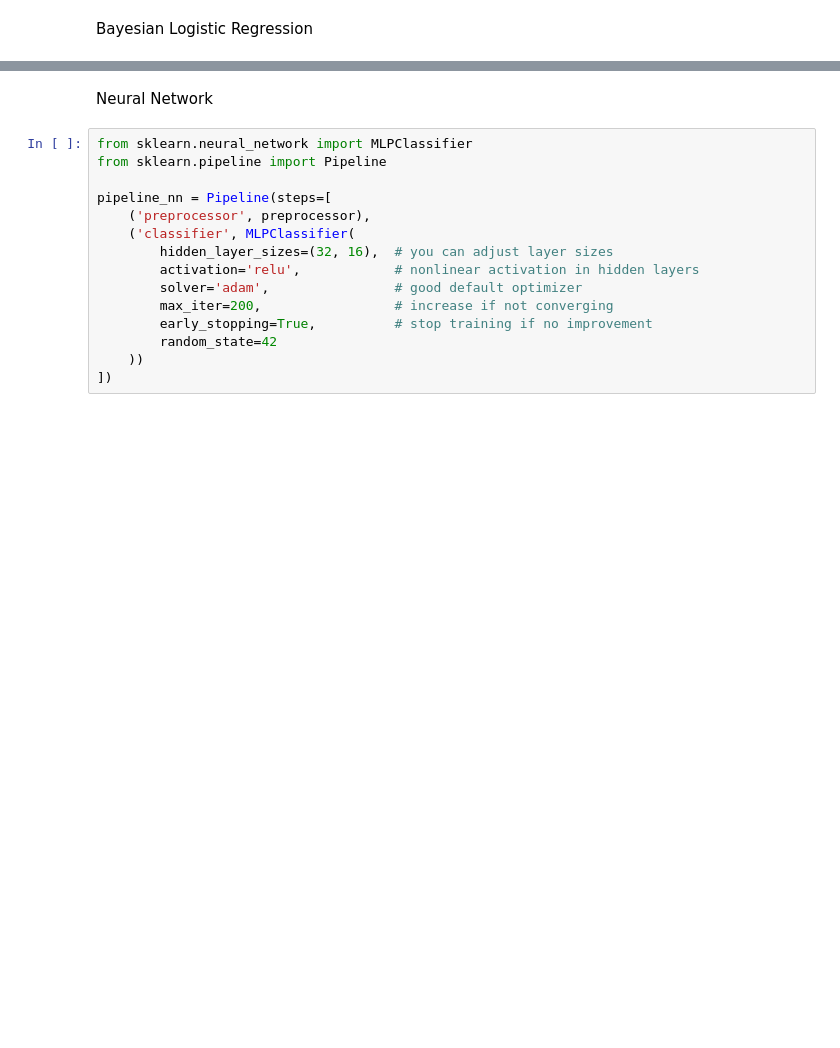
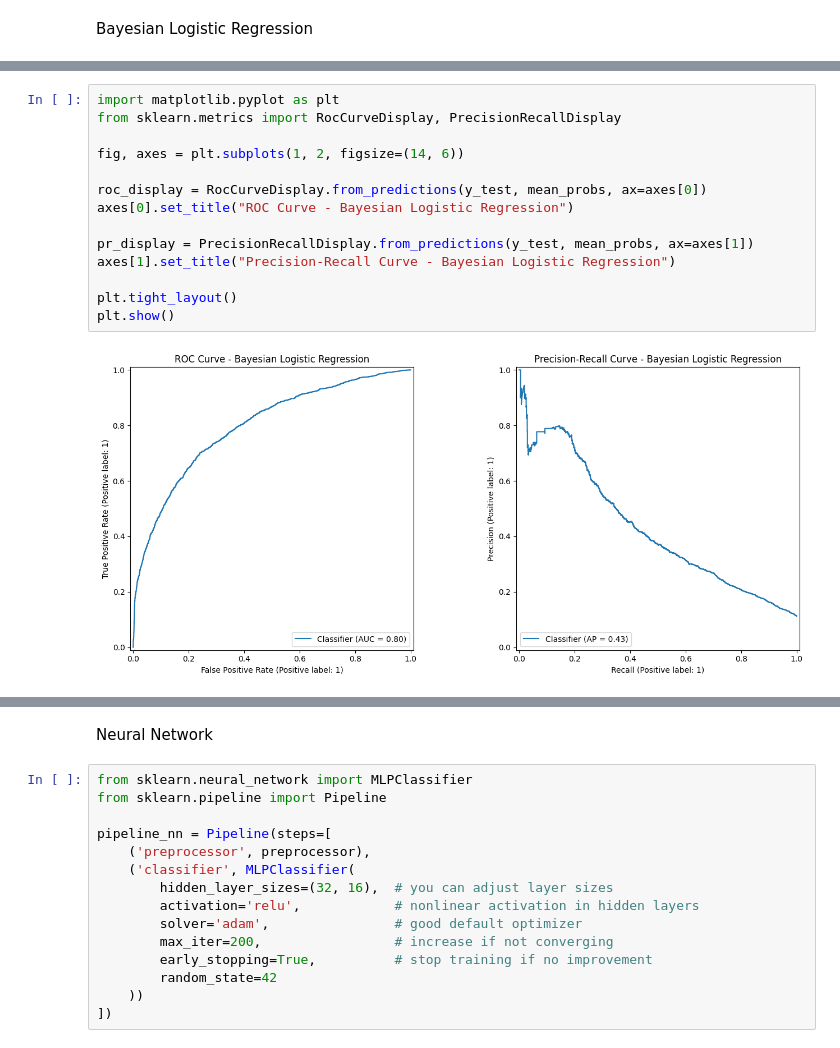
Before and after one commit to arne2204/Probabilistic-Machine-Learning_lecture-PROJECTS, a Jupyter notebook: projects/08-1SHXXXX_football_analytics/notebooks/05_model_training_and_evaluation.ipynb, the cells around one changed output, grey strips where cells are left out. Drawn from its saved outputs; the diff is of its cells as text; blank space fills up the shorter version.

```diff
--- a/projects/08-1SHXXXX_football_analytics/notebooks/05_model_training_and_evaluation.ipynb
+++ b/projects/08-1SHXXXX_football_analytics/notebooks/05_model_training_and_evaluation.ipynb
@@ -609,0 +697,16 @@ az.summary(trace, var_names=["intercept", "coeffs"], hdi_prob=0.95)
+# %%
+import matplotlib.pyplot as plt
+from sklearn.metrics import RocCurveDisplay, PrecisionRecallDisplay
+
+fig, axes = plt.subplots(1, 2, figsize=(14, 6))
+
+roc_display = RocCurveDisplay.from_predictions(y_test, mean_probs, ax=axes[0])
+axes[0].set_title("ROC Curve - Bayesian Logistic Regression")
+
+pr_display = PrecisionRecallDisplay.from_predictions(y_test, mean_probs, ax=axes[1])
+axes[1].set_title("Precision-Recall Curve - Bayesian Logistic Regression")
+
+plt.tight_layout()
+plt.show()
+# %% [output]
+[figure, added]
```
Also changed, not shown: parts of 14 cells of this notebook.
